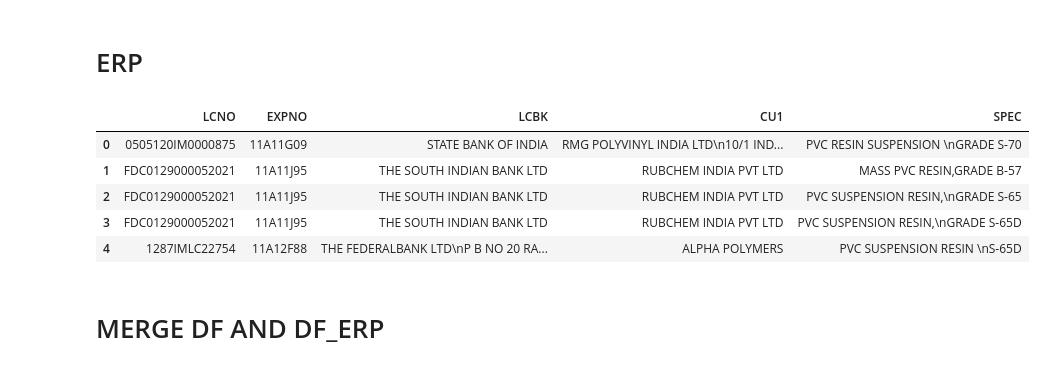
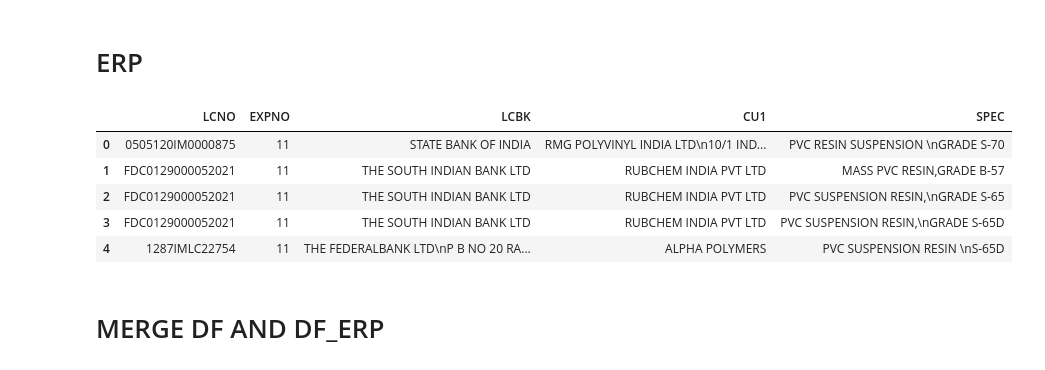
Before and after one commit to skywalker0803r/Product_Data_SQuAD, a Jupyter notebook: prepare.ipynb, the cells around one changed output. Cells and saved outputs as stored; diff of their text form; code cells hidden in the pictures.

```diff
--- a/prepare.ipynb
+++ b/prepare.ipynb
@@ -69,14 +72,15 @@ df.head()
 # %%
 df_erp = pd.read_excel('../ERP資料/TB01.202101-06.xlsx',sheet_name='202101-06')
 df_erp = df_erp[['LCNO','EXPNO','LCBK','CU1','SPEC']]
+df_erp['EXPNO'] = [ i[:2] for i in df_erp['EXPNO']]
 df_erp.head()
 # %% [output]
 |  | LCNO | EXPNO | LCBK | CU1 | SPEC |
-| 0 | 0505120IM0000875 | 11A11G09 | STATE BANK OF INDIA | RMG POLYVINYL INDIA LTD\n10/1 IND... | PVC RESIN SUSPENSION \nGRADE S-70 |
-| 1 | FDC0129000052021 | 11A11J95 | THE SOUTH INDIAN BANK LTD | RUBCHEM INDIA PVT LTD | MASS PVC RESIN,GRADE B-57 |
-| 2 | FDC0129000052021 | 11A11J95 | THE SOUTH INDIAN BANK LTD | RUBCHEM INDIA PVT LTD | PVC SUSPENSION RESIN,\nGRADE S-65 |
-| 3 | FDC0129000052021 | 11A11J95 | THE SOUTH INDIAN BANK LTD | RUBCHEM INDIA PVT LTD | PVC SUSPENSION RESIN,\nGRADE S-65D |
-| 4 | 1287IMLC22754 | 11A12F88 | THE FEDERALBANK LTD\nP B NO 20 RA... | ALPHA POLYMERS | PVC SUSPENSION RESIN \nS-65D |
+| 0 | 0505120IM0000875 | 11 | STATE BANK OF INDIA | RMG POLYVINYL INDIA LTD\n10/1 IND... | PVC RESIN SUSPENSION \nGRADE S-70 |
+| 1 | FDC0129000052021 | 11 | THE SOUTH INDIAN BANK LTD | RUBCHEM INDIA PVT LTD | MASS PVC RESIN,GRADE B-57 |
+| 2 | FDC0129000052021 | 11 | THE SOUTH INDIAN BANK LTD | RUBCHEM INDIA PVT LTD | PVC SUSPENSION RESIN,\nGRADE S-65 |
+| 3 | FDC0129000052021 | 11 | THE SOUTH INDIAN BANK LTD | RUBCHEM INDIA PVT LTD | PVC SUSPENSION RESIN,\nGRADE S-65D |
+| 4 | 1287IMLC22754 | 11 | THE FEDERALBANK LTD\nP B NO 20 RA... | ALPHA POLYMERS | PVC SUSPENSION RESIN \nS-65D |
 # %% [markdown]
 # MERGE DF AND DF_ERP
 # %%
```
Also changed, not shown: parts of 4 cells of this notebook.
